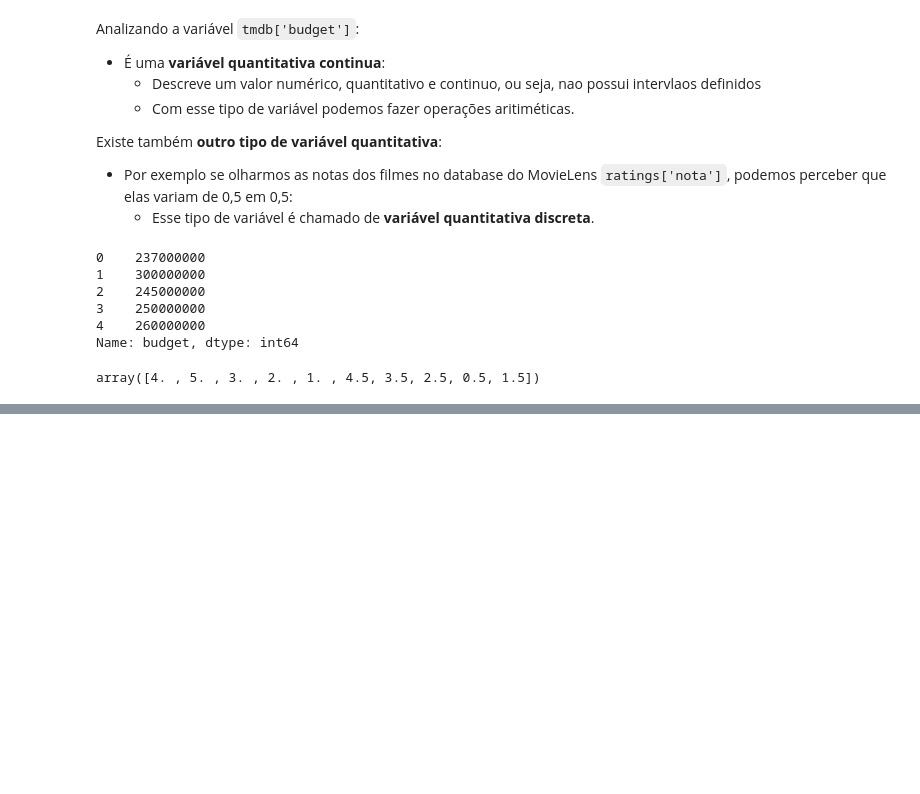
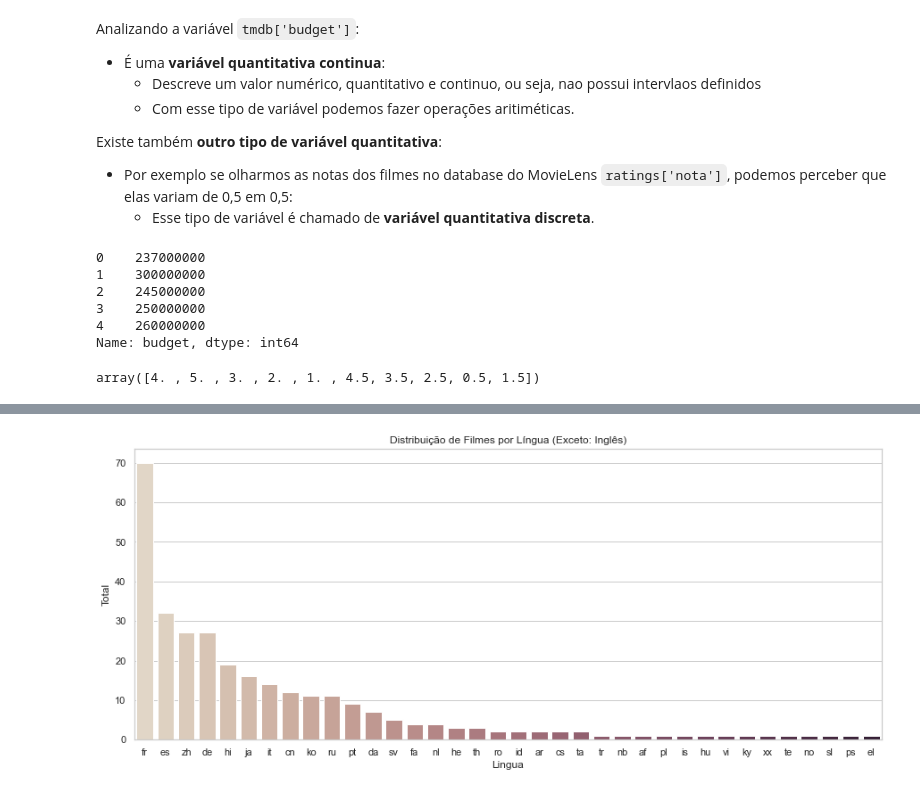
Before and after one commit to juancostaa/Alura-Data-Science-Studies, a Jupyter notebook: introducao-a-data-science-aula0/Alura-DataScience.ipynb, the cells around one changed output, grey strips where cells are left out. Cells and saved outputs as stored; diff of their text form; code cells hidden in the pictures; blank space fills up the shorter version.

```diff
--- a/introducao-a-data-science-aula0/Alura-DataScience.ipynb
+++ b/introducao-a-data-science-aula0/Alura-DataScience.ipynb
@@ -249,0 +323,4 @@ array([4. , 5. , 3. , 2. , 1. , 4.5, 3.5, 2.5, 0.5, 1.5])
+# %%
+dados_sem_en=tmdb.query("original_language!='en'")
+total_sem_ingles=dados_sem_en["original_language"].value_counts().to_frame().reset_index().rename(columns={"index":"original_language", "original_language":"total"})
+total_sem_ingles.head()
@@ -249,0 +334,10 @@ array([4. , 5. , 3. , 2. , 1. , 4.5, 3.5, 2.5, 0.5, 1.5])
+# %%
+#plotando e refinando a visualização:
+sns.set_style("whitegrid")
+sns.set_context("notebook")
+plt.figure(figsize=(15,6))
+ax=sns.barplot(x="original_language", y="total", data=total_sem_ingles, palette="ch:.25")
+ax.set(xlabel="Lingua", ylabel="Total", title="Distribuição de Filmes por Língua (Exceto: Inglês)")
+plt.show()
+# %% [output]
+[figure, added]
```
Also changed, not shown: parts of 12 cells of this notebook.
